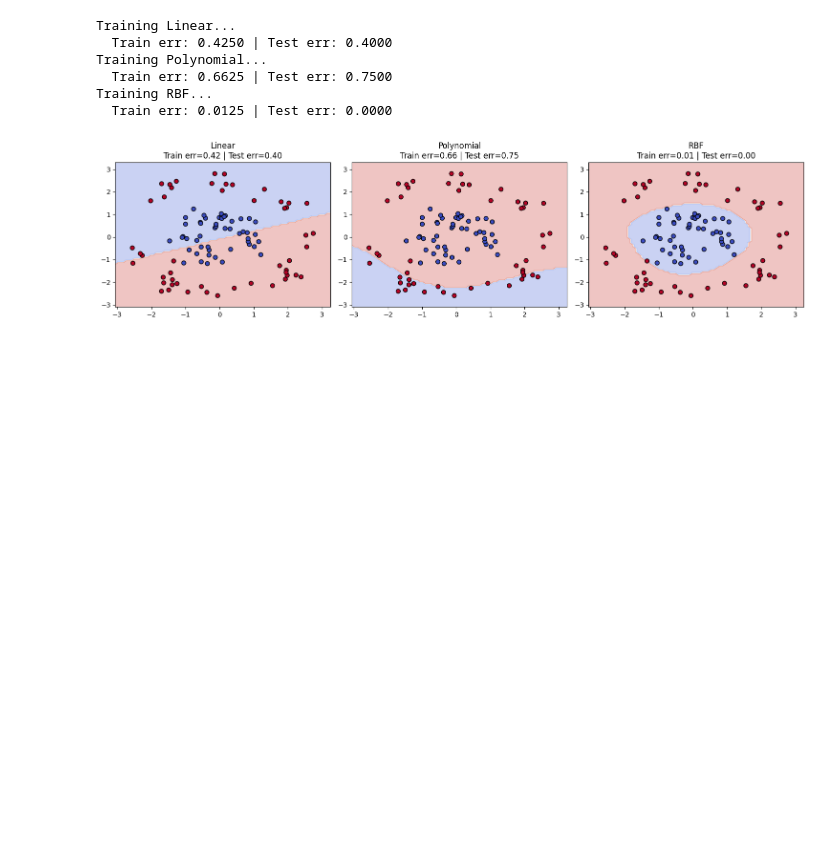
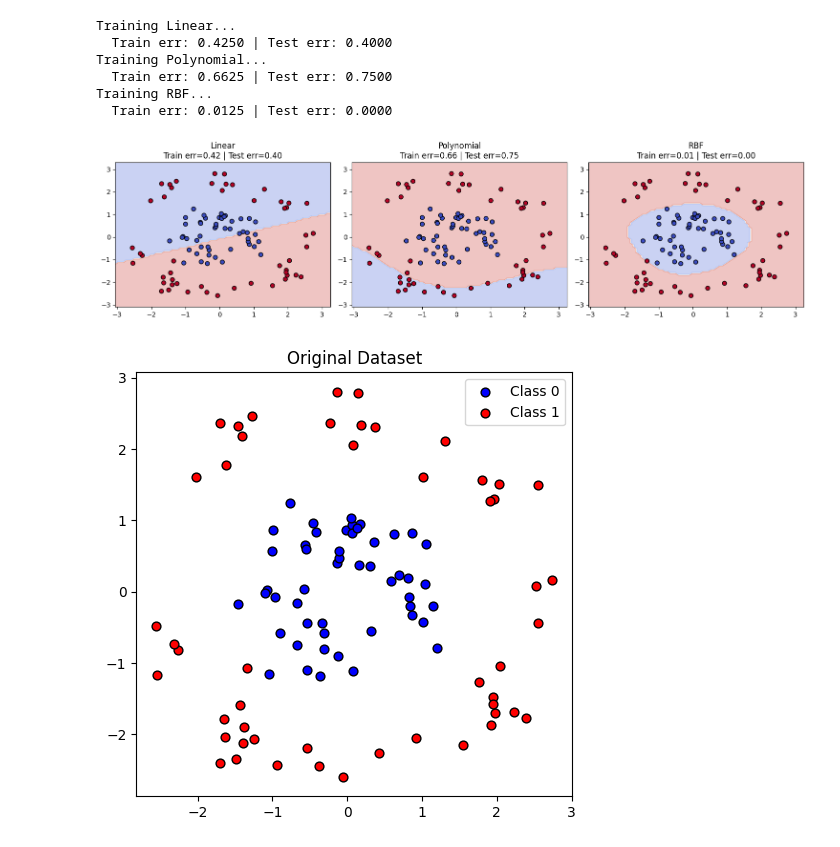
Before and after one commit to i-eat-tea/IML, a Jupyter notebook: TP4_group1/supportive_vector_machine.ipynb, the cells around one changed output. Drawn from its saved outputs; the diff is of its cells as text; code cells hidden in the pictures; blank space fills up the shorter version.

```diff
--- a/TP4_group1/supportive_vector_machine.ipynb
+++ b/TP4_group1/supportive_vector_machine.ipynb
@@ -363,3 +363,15 @@ Training Polynomial...
 Training RBF...
   Train err: 0.0125 | Test err: 0.0000
 [figure]
+# %%
+# ── Plot original dataset ──
+plt.figure(figsize=(5, 5))
+plt.scatter(X[y==0, 0], X[y==0, 1], c='blue', edgecolors='k', s=40, label='Class 0')
+plt.scatter(X[y==1, 0], X[y==1, 1], c='red', edgecolors='k', s=40, label='Class 1')
+plt.title('Original Dataset')
+plt.legend()
+plt.tight_layout()
+plt.savefig("original_dataset.png", dpi=150)
+plt.show()
+# %% [output]
+[figure, added]
```
Also changed, not shown: 1 other file.
